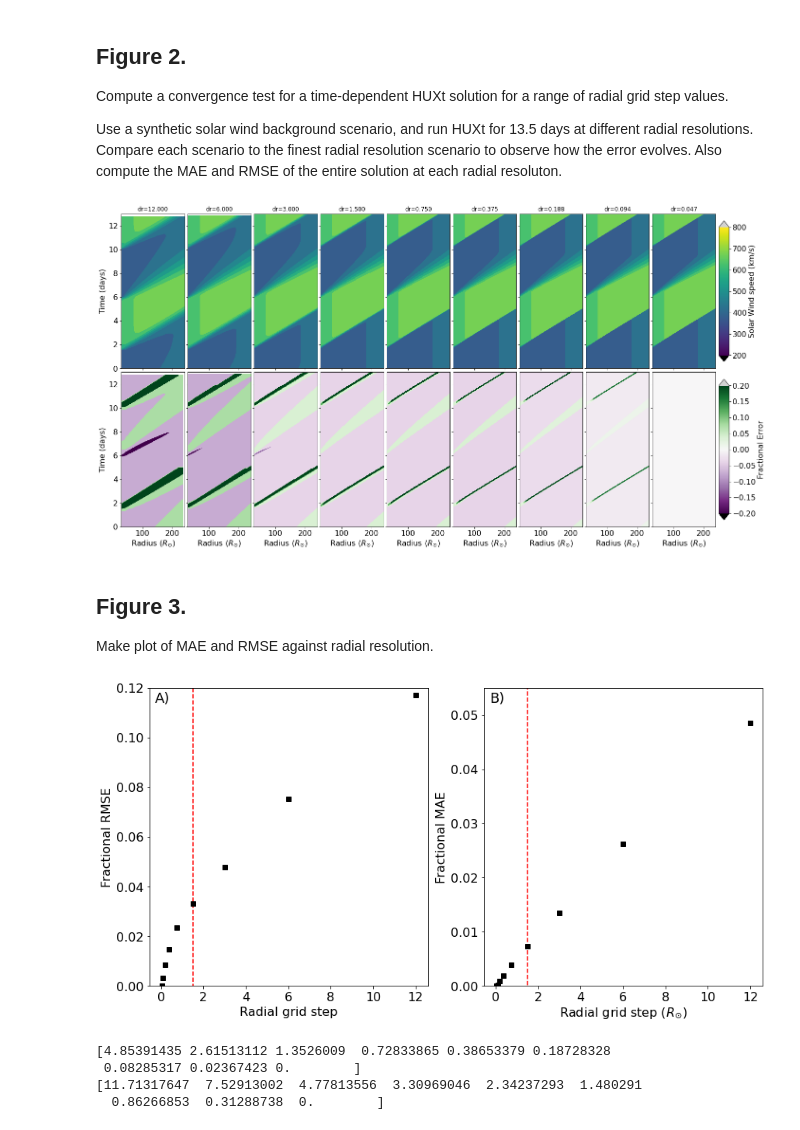
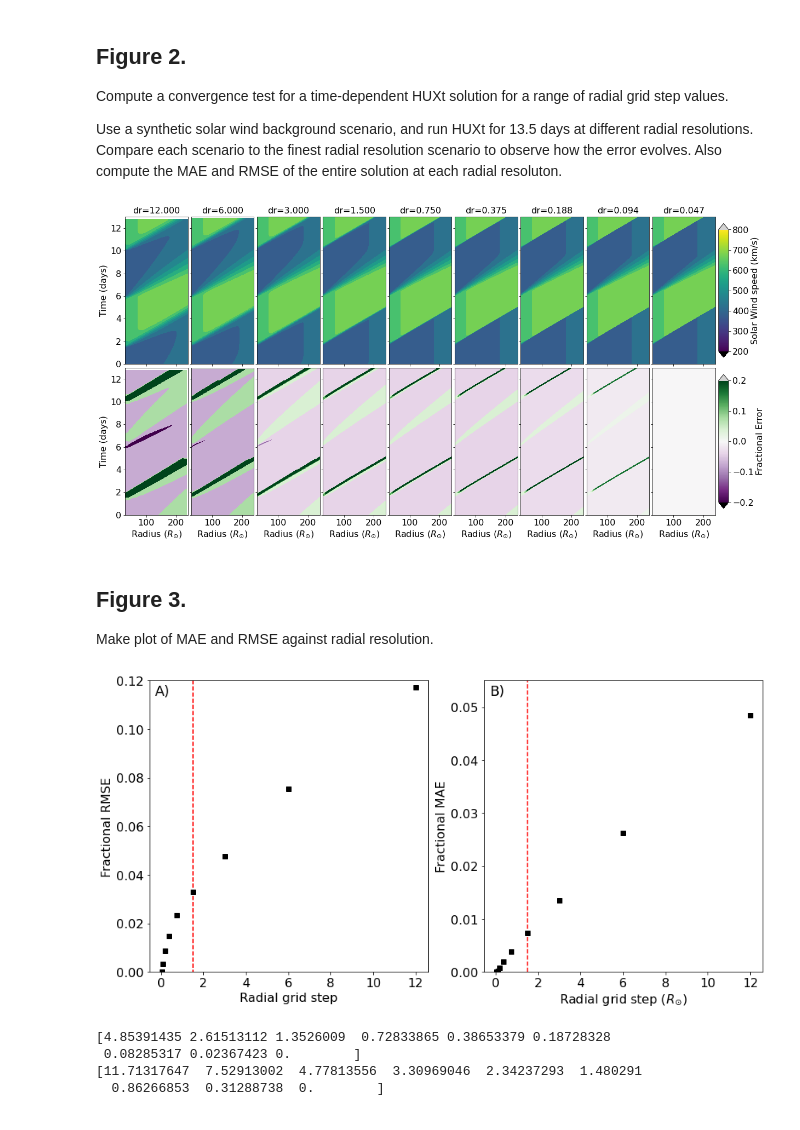
Before and after one commit to University-of-Reading-Space-Science/HUXt_Frontiers_article, a Jupyter notebook: code/convergence_testing.ipynb, the cells around one changed output. Cells and saved outputs as stored; diff of their text form; code cells hidden in the pictures.

Commit message:
Figure changes in response to reviews

```diff
--- a/code/convergence_testing.ipynb
+++ b/code/convergence_testing.ipynb
@@ -119,7 +121,8 @@ with open('alternative_dr.txt', 'w') as f:
 r_ref, t_ref, v_ref = compute_time_dependent_huxt()
 os.remove('alternative_dr.txt')
 
-fig, ax = plt.subplots(2, 9, figsize=(20, 10))
+wid = 17
+fig, ax = plt.subplots(2, 9, figsize=(wid, 0.5*wid))
 
 # Loop other drs and compare with reference sim
 for i, dr in enumerate(dr_arr):
@@ -148,7 +151,7 @@ for i, dr in enumerate(dr_arr):
         c.set_edgecolor("face")
 
 
-    ax[0,i].set_title('dr={:3.3f}'.format(dr))
+    ax[0,i].set_title('dr={:3.3f}'.format(dr), fontsize=16)
 
     mae[i] = np.nanmean(np.abs(frac_err))
     rmse[i] = np.sqrt(np.nanmean(frac_err**2))
@@ -171,7 +174,7 @@ for a in ax.ravel():
     a.set_xlim(r_ref.min(), r_ref.max())
     a.set_ylim(t_ref.min(), t_ref.max())
 
-fig.subplots_adjust(left=0.04, bottom=0.06, right=0.91, top=0.975, wspace=0.05, hspace=0.025)
+fig.subplots_adjust(left=0.045, bottom=0.07, right=0.925, top=0.96, wspace=0.05, hspace=0.025)
 
 # Speed colormap
 mymap = copy.copy(mpl.cm.get_cmap("viridis"))
@@ -189,34 +192,36 @@ width = 0.015
 height = pos.height - 2*dh
 cbaxes = fig.add_axes([left, bottom, width, height])
 cbar = fig.colorbar(smp, cax=cbaxes, orientation='vertical', extend='both')
 cbar.set_label('Solar Wind speed (km/s)')
 
 # Error colormap
 mymap = copy.copy(mpl.cm.get_cmap("PRGn"))
 mymap.set_over('lightgrey')
 mymap.set_under([0, 0, 0])
 norm = mpl.colors.Normalize(vmin=-0.20, vmax=0.2)
 smp = mpl.cm.ScalarMappable(norm=norm, cmap=mymap)
 
 pos = ax[1,-1].get_position()
 dw = 0.005
 dh = 0.02
 left = pos.x0 + pos.width + dw
 bottom = pos.y0 + dh
 width = 0.015
 height = pos.height - 2*dh
 cbaxes = fig.add_axes([left, bottom, width, height])
 cbar = fig.colorbar(smp, cax=cbaxes, orientation='vertical', extend='both')
 cbar.set_label('Fractional Error')
 
 dirs = H._setup_dirs_()
 fig_name = 'fig_convergence_test'
 fig_path = os.path.join(dirs['HUXt_figures'], fig_name+".pdf")
 fig.savefig(fig_path)
 fig_path = os.path.join(dirs['HUXt_figures'], fig_name+".png")
 fig.savefig(fig_path)
+fig_path = os.path.join(dirs['HUXt_figures'], fig_name+".jpeg")
+fig.savefig(fig_path, dpi=300)
 # %% [output]
-[figure, old version]
+[figure, new version]
 # %% [markdown]
 ## Figure 3.
 
@@ -239,7 +244,7 @@ ax[1].set_ylim(0, 0.055)
 
 for a, lab in zip(ax, ['A)', 'B)']):
     a.text(0.02, 0.95, lab, fontsize=18, transform=a.transAxes)
-fig.subplots_adjust(left=0.075, bottom=0.1, right=0.99, top=0.99, wspace=0.2)
+fig.subplots_adjust(left=0.075, bottom=0.1, right=0.99, top=0.97, wspace=0.2)
 
 dirs = H._setup_dirs_()
 fig_name = 'fig_dr_vs_error'
@@ -247,8 +252,10 @@ fig_path = os.path.join(dirs['HUXt_figures'], fig_name+".pdf")
 fig.savefig(fig_path)
 fig_path = os.path.join(dirs['HUXt_figures'], fig_name+".png")
 fig.savefig(fig_path)
+fig_path = os.path.join(dirs['HUXt_figures'], fig_name+".jpeg")
+fig.savefig(fig_path, dpi=300)
 # %% [output]
-[figure, old version]
+[figure, new version]
 # %%
 print(100*mae)
 print(100*rmse)
```
Also changed, not shown: parts of 1 cell of this notebook, 29 other files.
